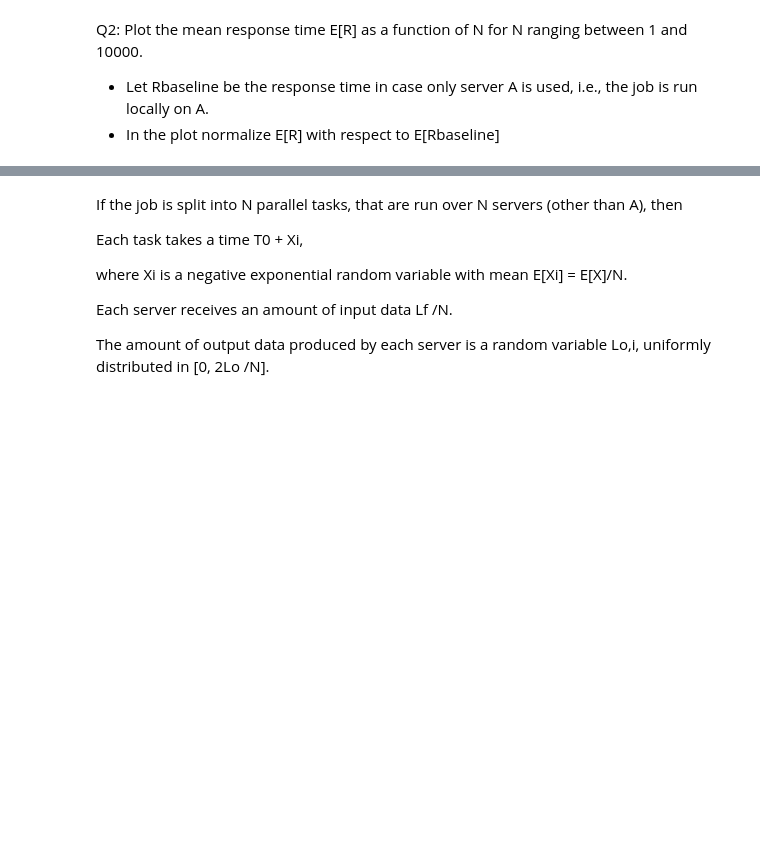
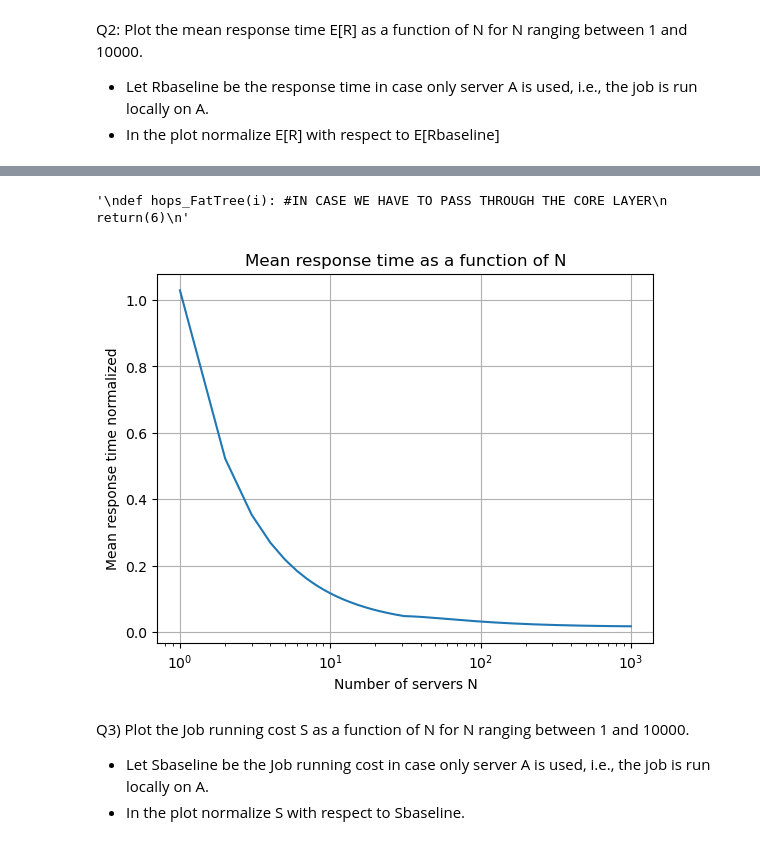
Before and after one commit to maryyyyna/Networking-for-Big-Data-and-Laboratory, a Jupyter notebook: HW1_updated.ipynb, the cells around one changed output, grey strips where cells are left out. Saved outputs shown, nothing was run; the diff lists cells and outputs as text; code cells hidden in the pictures; blank space fills up the shorter version.

Commit message:
Add files via upload
fatto il fat tree sia ER che ES (alcune cose da ricontrollare)

```diff
--- a/HW1_updated.ipynb
+++ b/HW1_updated.ipynb
@@ -314,11 +227,14 @@ n = 64.
-# %% [markdown]
-If the job is split into N parallel tasks, that are run over N
-servers (other than A), then
-
-Each task takes a time T0 + Xi,
-
-where Xi is a negative exponential random variable with mean E[Xi] = E[X]/N.
-
-Each server receives an amount of input data Lf /N.
-
-The amount of output data produced by each server is a random variable Lo,i, uniformly distributed in [0, 2Lo /N].
+# %%
+def hops_FatTree(i):
+    if i in range(1,32):
+        return(2)
+    elif i in range(32,32*31+1):
+        return(4)
+    else:
+        return(6)
+'''
+def hops_FatTree(i): #IN CASE WE HAVE TO PASS THROUGH THE CORE LAYER
+    return(6)
+'''
+# %% [output]
+'\ndef hops_FatTree(i): #IN CASE WE HAVE TO PASS THROUGH THE CORE LAYER\n    return(6)\n'
@@ -324,0 +248,46 @@ The amount of output data produced by each server is a random variable Lo,i, uni
+# %%
+def ER(N):
+    # link capacity in Gbit/s
+    C = 10 * (10**9)
+    # transmission time of each packet in µs
+    tau = 5 * (10**(-6))
+    T=[2*tau*hops_FatTree(i) for i in range(1,N+1)]
+    T_reciprocal=[1/t for t in T]
+    theta_FatTree=[C]
+    for i in range(1,N):
+        theta_FatTree.append(C*T_reciprocal[i]/np.sum(T_reciprocal[0:(i+1)]))
+
+    E_X = 8 * 3600
+    T_0=30
+    #runningtime for server i
+    Server_time=T_0+E_X/N
+    L_f=4 * (10**12)
+    f = 48/1500
+    L_f_new=L_f+f*L_f
+    #time to transfer data from A into N servers
+    data_input_time=[(L_f_new/N)/theta for theta in theta_FatTree]
+    L_0=4 * (10**12)
+    L_0_mean=L_0/N
+    L_0_mean_new=L_0_mean+f*L_0_mean
+    #time to transfer data from N servers into A
+    data_output_time=[(L_0_mean_new)/theta for theta in theta_FatTree]
+    return(sum(data_input_time)/N + sum(data_output_time)/N + Server_time)
+# %%
+N_max=1000
+R_mean=[ER(i) for i in range(1,N_max+1)]
+E_R=[j/(30+8*3600) for j in R_mean]
+# %%
+plt.plot(list(range(1,N_max+1)),E_R)
+plt.xscale('log')
+plt.xlabel('Number of servers N')
+plt.ylabel('Mean response time normalized')
+plt.title('Mean response time as a function of N')
+plt.grid()
+plt.show()
+# %% [output]
+[figure, added]
+# %% [markdown]
+Q3) Plot the Job running cost S as a function of N for N ranging
+between 1 and 10000.
+- Let Sbaseline be the Job running cost in case only server A is used, i.e., the job is run locally on A.
+- In the plot normalize S with respect to Sbaseline.
```
Also changed, not shown: parts of 13 cells of this notebook.
